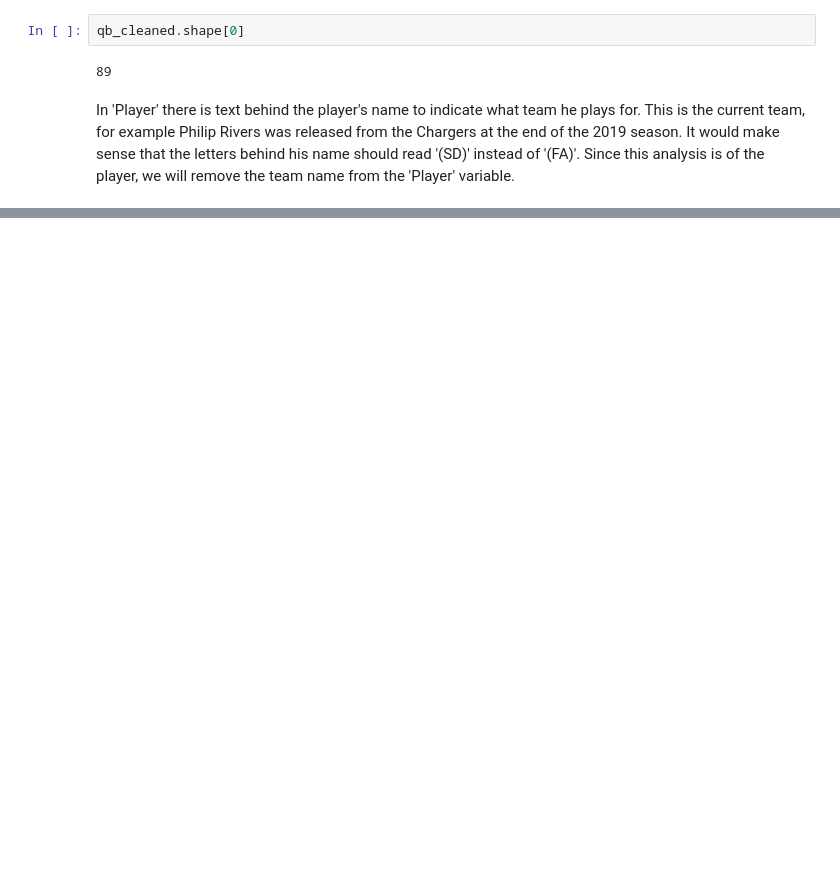
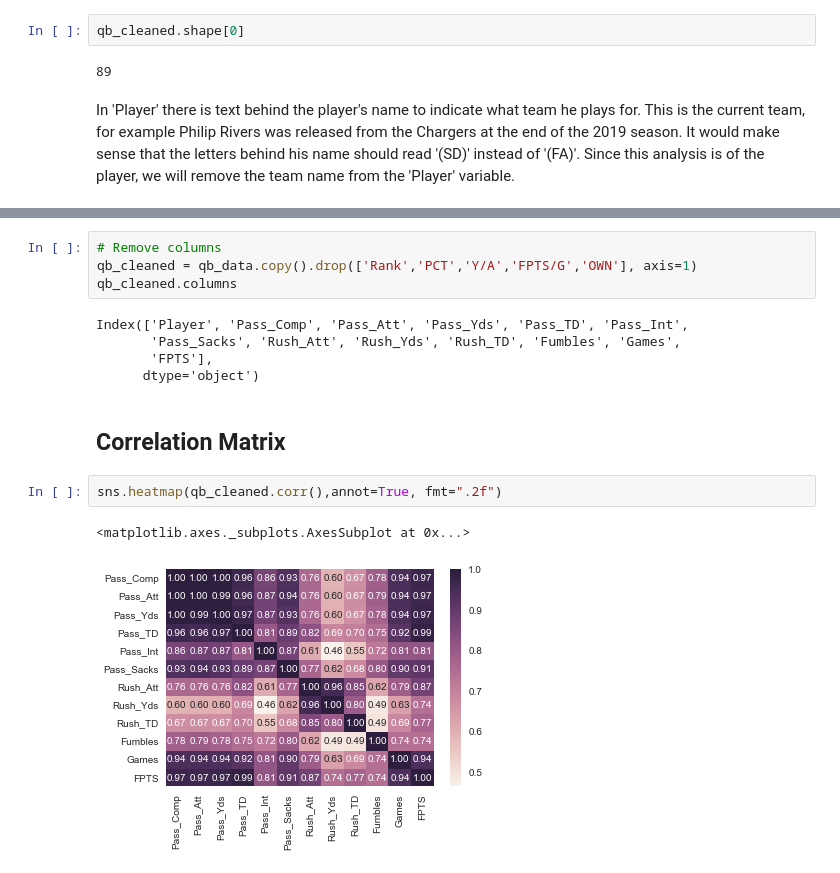
Before and after one commit to mnorthrop/fantasy_football, a Jupyter notebook: NFL 2019 QB Analysis.ipynb, the cells around one changed output, grey strips where cells are left out. Saved outputs shown, nothing was run; the diff lists cells and outputs as text; blank space fills up the shorter version.

Commit message:
Update NFL 2019 QB Analysis
Added more EDA with some graphs

```diff
--- a/NFL 2019 QB Analysis.ipynb
+++ b/NFL 2019 QB Analysis.ipynb
@@ -273,0 +288,16 @@ qb_cleaned.sample(5)
+# %%
+# Remove columns
+qb_cleaned = qb_data.copy().drop(['Rank','PCT','Y/A','FPTS/G','OWN'], axis=1)
+qb_cleaned.columns
+# %% [output]
+Index(['Player', 'Pass_Comp', 'Pass_Att', 'Pass_Yds', 'Pass_TD', 'Pass_Int',
+       'Pass_Sacks', 'Rush_Att', 'Rush_Yds', 'Rush_TD', 'Fumbles', 'Games',
+       'FPTS'],
+      dtype='object')
+# %% [markdown]
+## Correlation Matrix
+# %%
+sns.heatmap(qb_cleaned.corr(),annot=True, fmt=".2f")
+# %% [output]
+<matplotlib.axes._subplots.AxesSubplot at 0x...>
+[figure, added]
```
Also changed, not shown: parts of 26 cells of this notebook.
